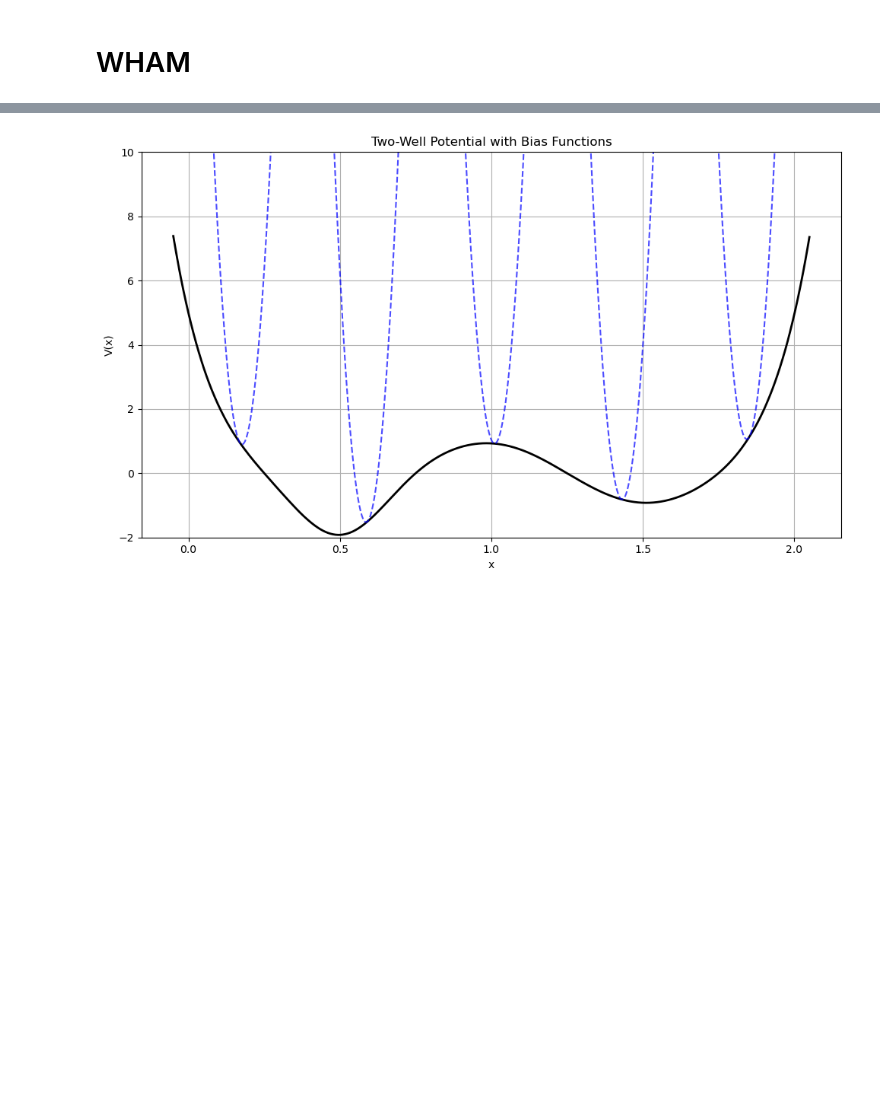
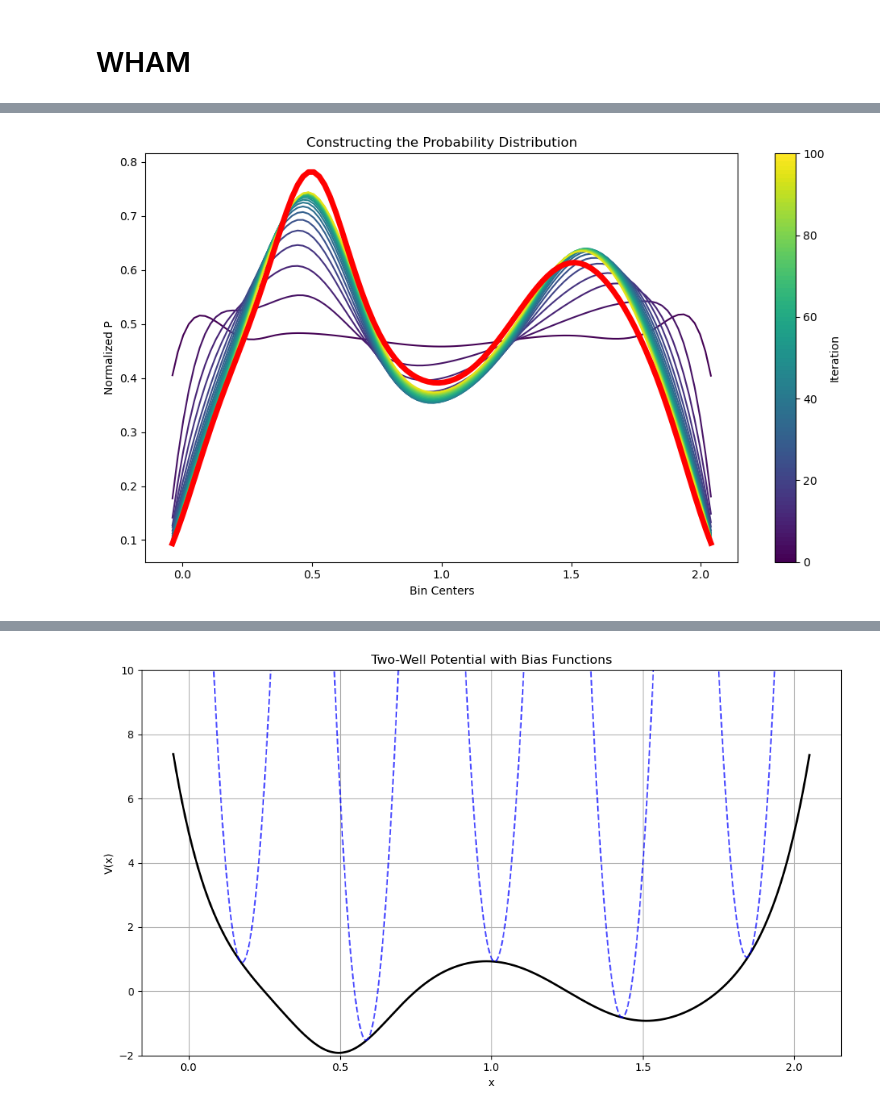
Before and after one commit to abrahmasandra/MENG255UmbrellaSampling, a Jupyter notebook: umbsampling.ipynb, the cells around one changed output, grey strips where cells are left out. Cells and saved outputs as stored; diff of their text form; code cells hidden in the pictures; blank space fills up the shorter version.

Commit message:
wham gif

```diff
--- a/umbsampling.ipynb
+++ b/umbsampling.ipynb
@@ -255,26 +255,2 @@ plt.show()
 # %% [markdown]
 # WHAM
-# %%
-from scipy.interpolate import UnivariateSpline
-
-num_bins = 100
-n = len(samples)
-
-bin_edges = np.linspace(min_x, max_x, num_bins+1)
-bin_centers = (bin_edges[1:] + bin_edges[:-1]) / 2
-bin_width = bin_centers[-1] - bin_centers[-2]
-
-hists = [np.histogram(samples[i,:], bins=bin_edges)[0] for i in range(n)] # bin counts
-
-n_ks = [np.sum(hists[k]) for k in range(n)]
-
-P_tilde = np.array([hist_k / (bin_width * n_k) for hist_k, n_k in zip(hists, n_ks)])
-
-def plot_normalized(P, bin_centers, color):
-    P_AUC = np.sum(P) * bin_width
-    P_normalized = P / P_AUC
-
-    spline = UnivariateSpline(bin_centers, P_normalized, s=0.005)
-    P_smooth = spline(bin_centers)
-
-    plt.plot(bin_centers, P_smooth, '-', color=color)
@@ -342,0 +354,4 @@ plt.show()
+# %%
+P, hists, bin_centers, bin_edges = WHAM(samples, bias, plot=True, num_bins=100, max_iters=100, max_atol=1e-6)
+# %% [output]
+[figure, added]
```
Also changed, not shown: parts of 11 cells of this notebook.
